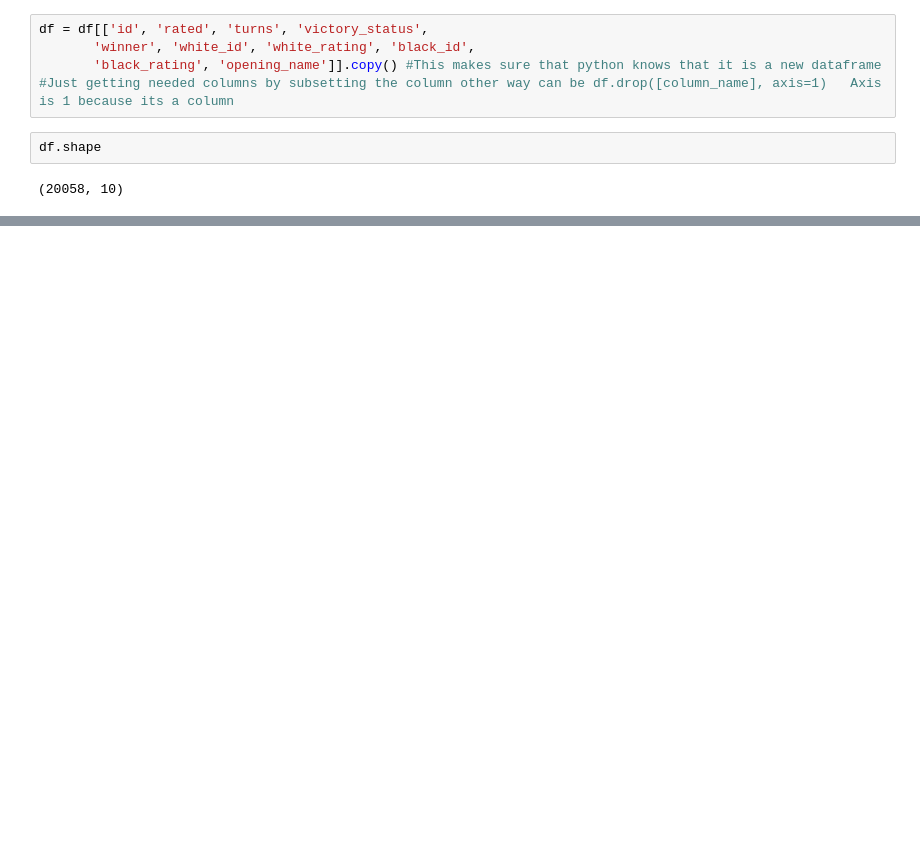
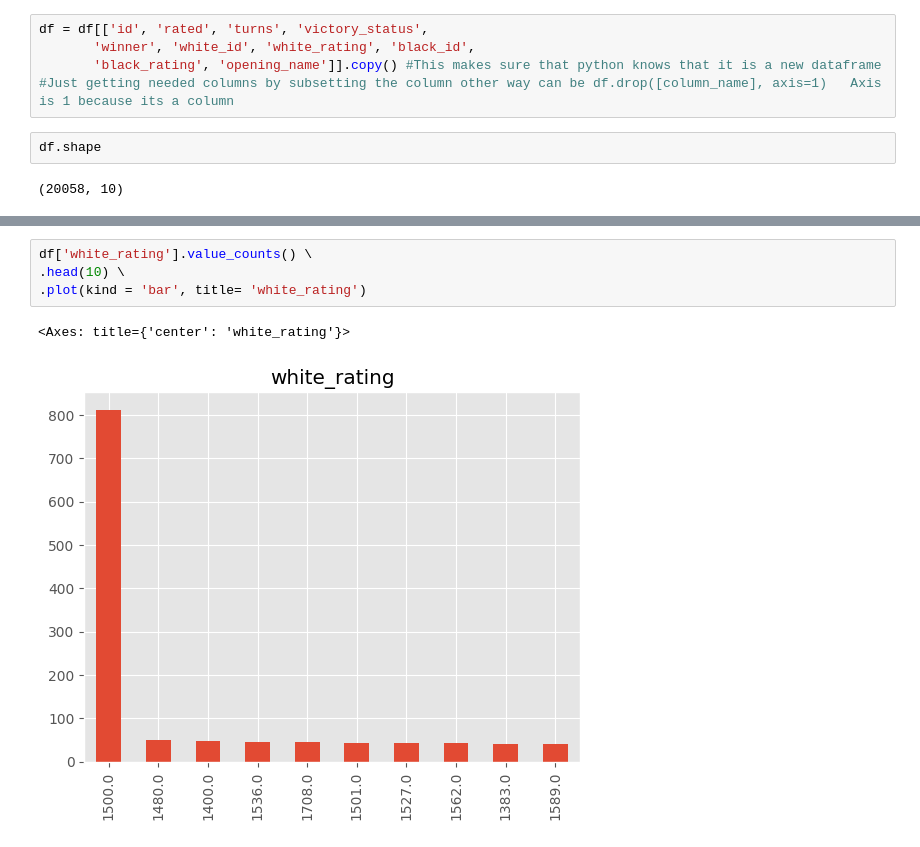
Before and after one commit to Maspie/Data-Preprocessing, a Jupyter notebook: Exporitary_analysis_on_chess_data.ipynb, the cells around one changed output, grey strips where cells are left out. Saved outputs shown, nothing was run; the diff lists cells and outputs as text; blank space fills up the shorter version.

```diff
--- a/Exporitary_analysis_on_chess_data.ipynb
+++ b/Exporitary_analysis_on_chess_data.ipynb
@@ -58,0 +103,7 @@ Index(['id', 'rated', 'turns', 'victory_status', 'winner', 'white_id',
+# %%
+df['white_rating'].value_counts() \
+.head(10) \
+.plot(kind = 'bar', title= 'white_rating')
+# %% [output]
+<Axes: title={'center': 'white_rating'}>
+[figure, added]
```
Also changed, not shown: parts of 9 cells of this notebook.
